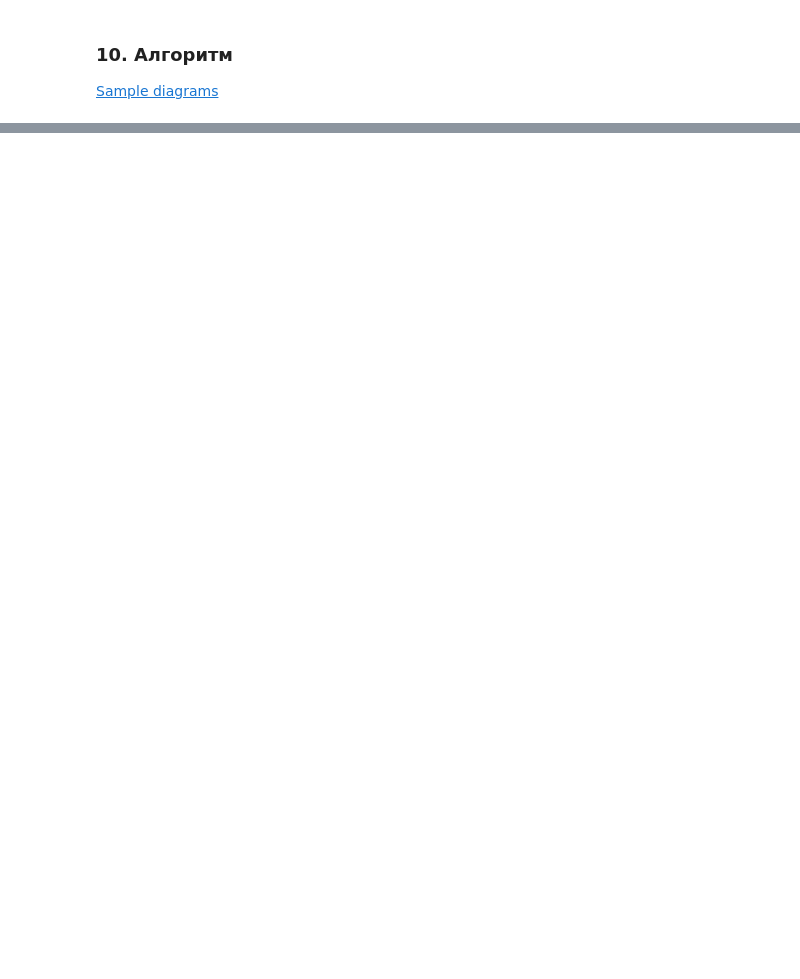
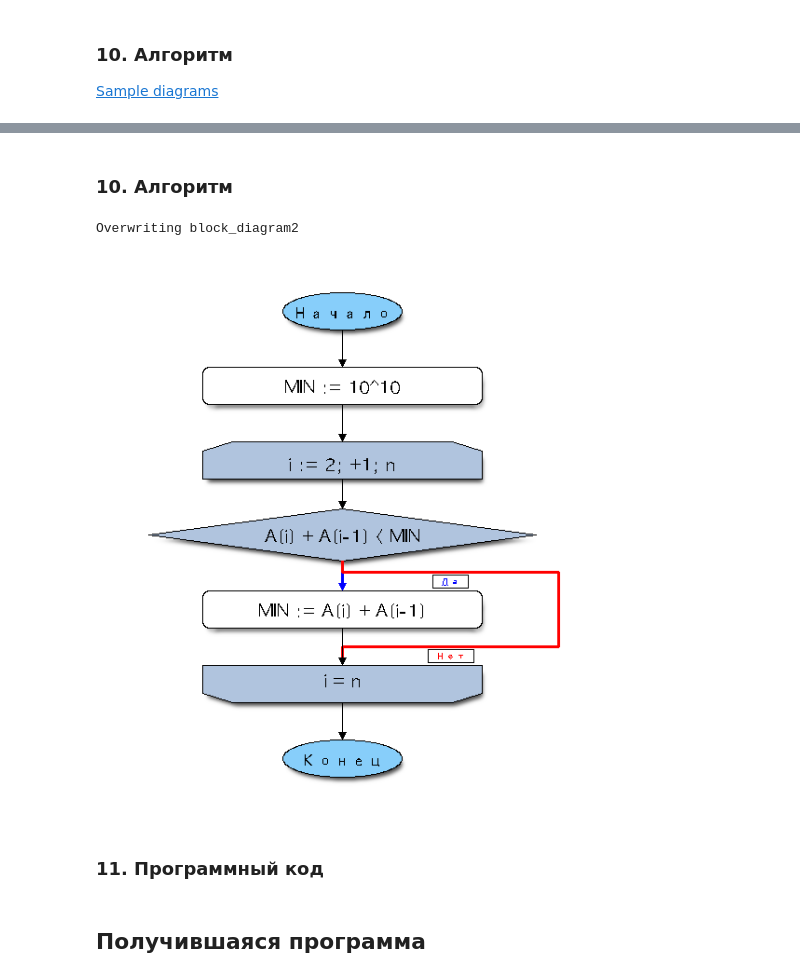
Before and after one commit to OlgaBelitskaya/math_20182019, a Jupyter notebook: program_lab5.ipynb, the cells around one changed output, grey strips where cells are left out. Drawn from its saved outputs; the diff is of its cells as text; code cells hidden in the pictures; blank space fills up the shorter version.

```diff
--- a/program_lab5.ipynb
+++ b/program_lab5.ipynb
@@ -151,0 +258,33 @@ _! в Delphi выход из цикла с 1 до 20 с шагом +1 проис
+# %% [markdown]
+### 10. Алгоритм
+# %%
+%%file block_diagram2
+
+blockdiag {
+    orientation = portrait;
+
+    class yes [thick, label = "Да", color = blue, textcolor = blue];
+    class no [thick, label = "Нет", color = red, textcolor = red];
+    class start_end [shape = ellipse, fontsize = 18, color = lightskyblue];
+    class input_out [shape = flowchart.input, fontsize = 18, width = 400, color = lightcyan];
+    class loop_in [shape = flowchart.loopin, fontsize = 18, width = 300, color = lightsteelblue];
+    class loop_out [shape = flowchart.loopout, fontsize = 18, width = 300, color = lightsteelblue];
+    class condition [shape = flowchart.condition, fontsize = 18, width = 400, color = lightsteelblue];
+    class command_box [shape = roundedbox, fontsize = 18, width = 300];
+
+    Начало -> "MIN := 10^10" -> "i := 2; +1; n" ->
+    "A[i] + A[i-1] < MIN" -> "MIN := A[i] + A[i-1]" ->
+    "i = n" -> Конец;
+    "A[i] + A[i-1] < MIN" -> "i = n" -> Конец;
+
+    Начало, Конец [class = "start_end"];
+    "i := 2; +1; n" [class = "loop_in"];
+    "i = n" [class = "loop_out"];
+    "A[i] + A[i-1] < MIN" [class = "condition"];
+    "MIN := 10^10", "MIN := A[i] + A[i-1]" [class = "command_box"];
+
+    "A[i] + A[i-1] < MIN" -> "MIN := A[i] + A[i-1]" [class = 'yes'];
+    "A[i] + A[i-1] < MIN" -> "i = n" [class = 'no'];
+}
+# %% [output]
+Overwriting block_diagram2
@@ -151,0 +293,8 @@ _! в Delphi выход из цикла с 1 до 20 с шагом +1 проис
+# %%
+Image("block_diagram2.png")
+# %% [output]
+[figure, added]
+# %% [markdown]
+### 11. Программный код
+# %% [markdown]
+## Получившаяся программа
```
Also changed, not shown: parts of 13 cells of this notebook.
